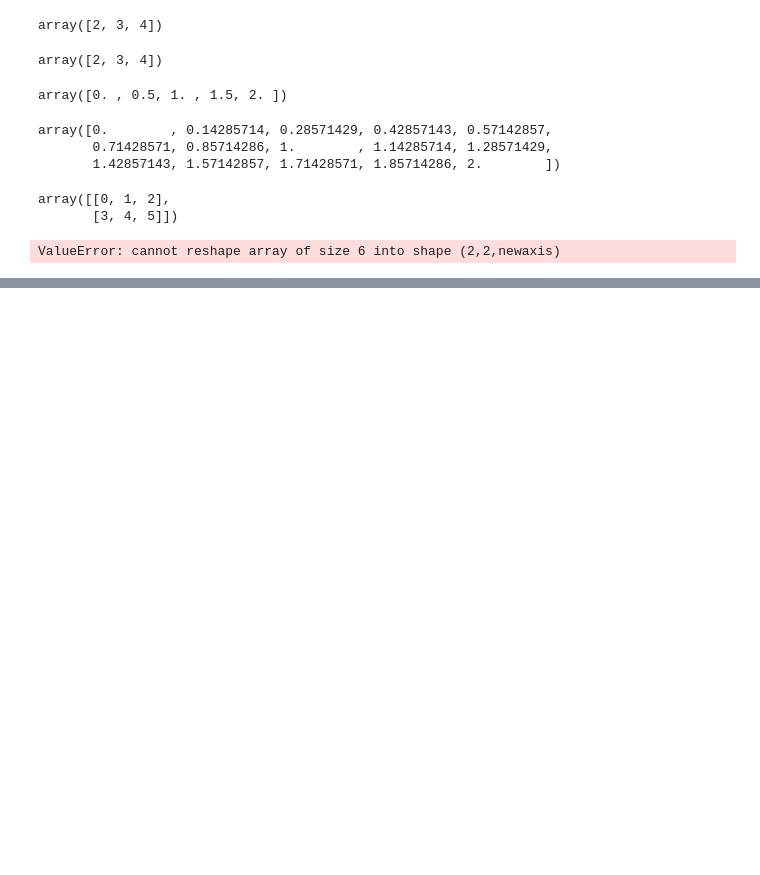
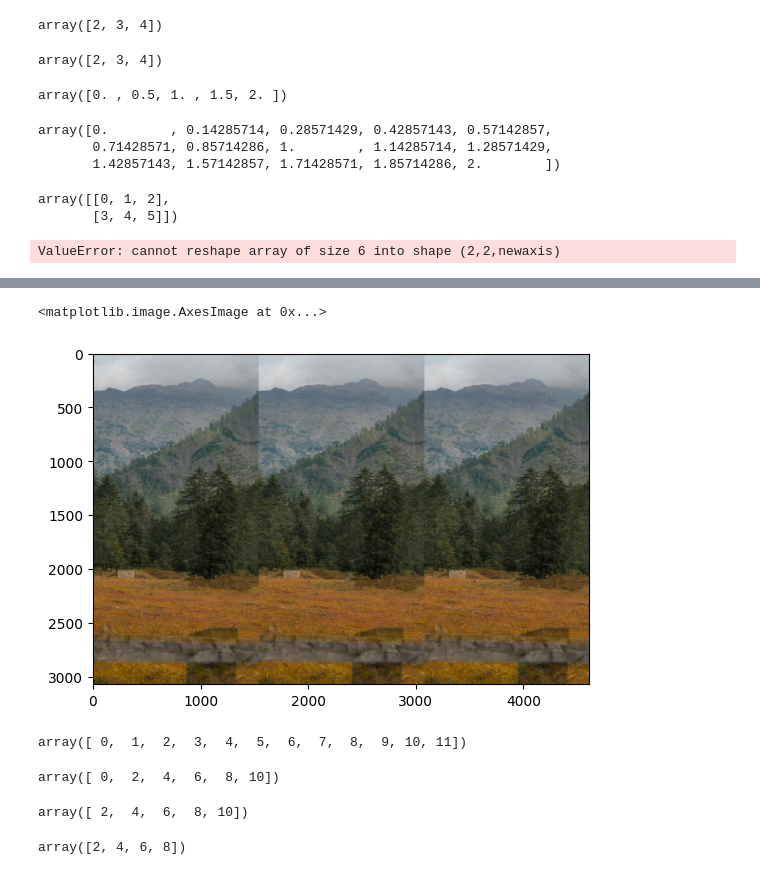
Before and after one commit to palak30jain/iitr_june_2025_palak, a Jupyter notebook: numpy_2.ipynb, the cells around one changed output, grey strips where cells are left out. Cells and saved outputs as stored; diff of their text form; code cells hidden in the pictures; blank space fills up the shorter version.

```diff
--- a/numpy_2.ipynb
+++ b/numpy_2.ipynb
@@ -118,0 +131,22 @@ ValueError: cannot reshape array of size 6 into shape (2,2,newaxis)
+# %%
+plt.imshow(new_img1)
+# %% [output]
+<matplotlib.image.AxesImage at 0x...>
+[figure, added]
+# %%
+brr = np.arange(12)
+brr
+# %% [output]
+array([ 0,  1,  2,  3,  4,  5,  6,  7,  8,  9, 10, 11])
+# %%
+brr[::2]
+# %% [output]
+array([ 0,  2,  4,  6,  8, 10])
+# %%
+brr[2::2]
+# %% [output]
+array([ 2,  4,  6,  8, 10])
+# %%
+brr[2:10:2]
+# %% [output]
+array([2, 4, 6, 8])
```
Also changed, not shown: parts of 4 cells of this notebook.
